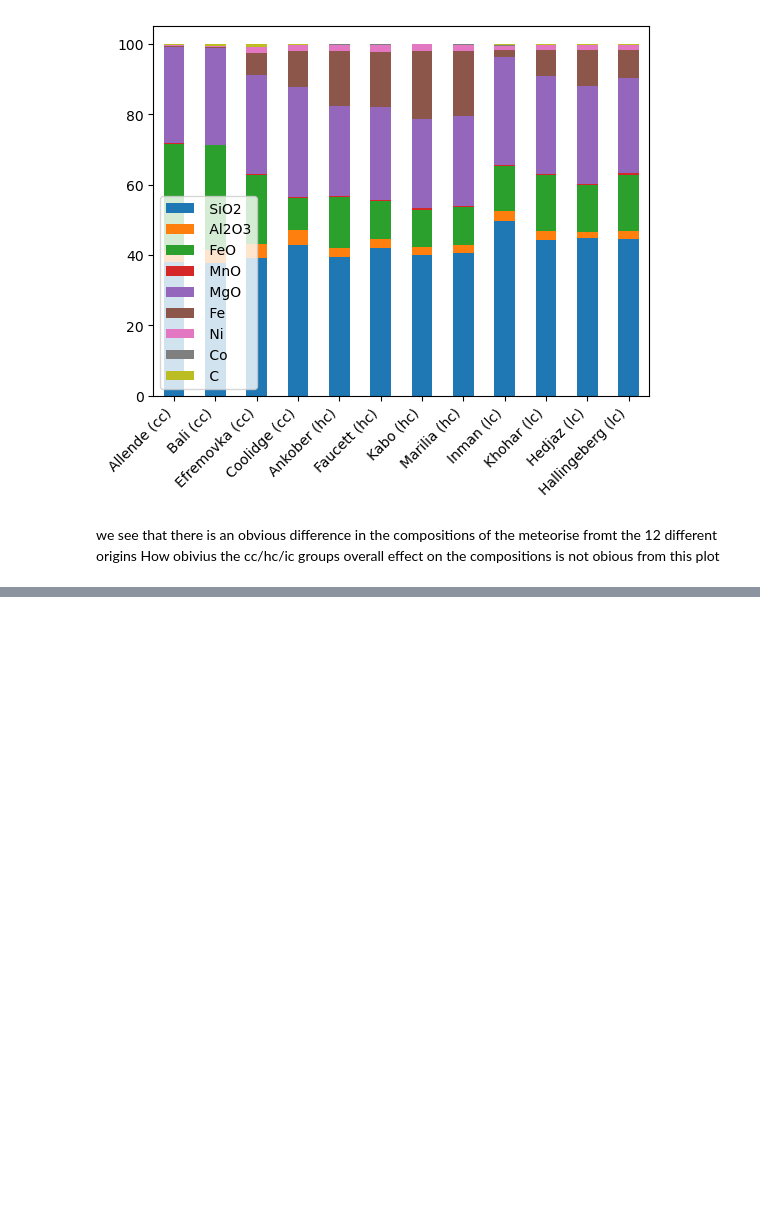
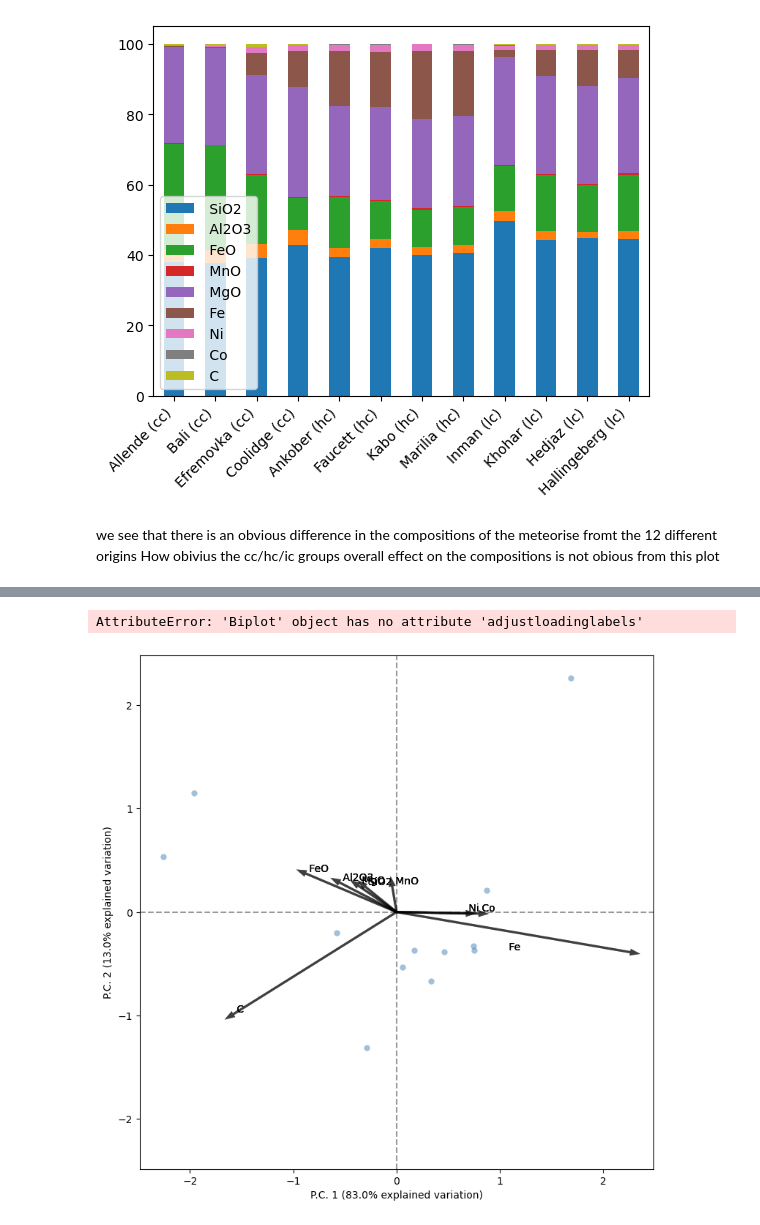
Before and after one commit to AntonWangDTU/coda_exam, a Jupyter notebook: src/2-meteorites.ipynb, the cells around one changed output, grey strips where cells are left out. Drawn from its saved outputs; the diff is of its cells as text; code cells hidden in the pictures; blank space fills up the shorter version.

```diff
--- a/src/2-meteorites.ipynb
+++ b/src/2-meteorites.ipynb
@@ -32,0 +104,8 @@ How obivius the cc/hc/ic groups overall effect on the compositions is not obious
+# %%
+mypca = coda.pca.Biplot(data_centered)
+mypca.plotloadings()
+mypca.plotloadinglabels()
+mypca.adjustloadinglabels()
+# %% [output]
+AttributeError: 'Biplot' object has no attribute 'adjustloadinglabels'
+[figure, added]
```
Also changed, not shown: parts of 12 cells of this notebook, 3 other files.
